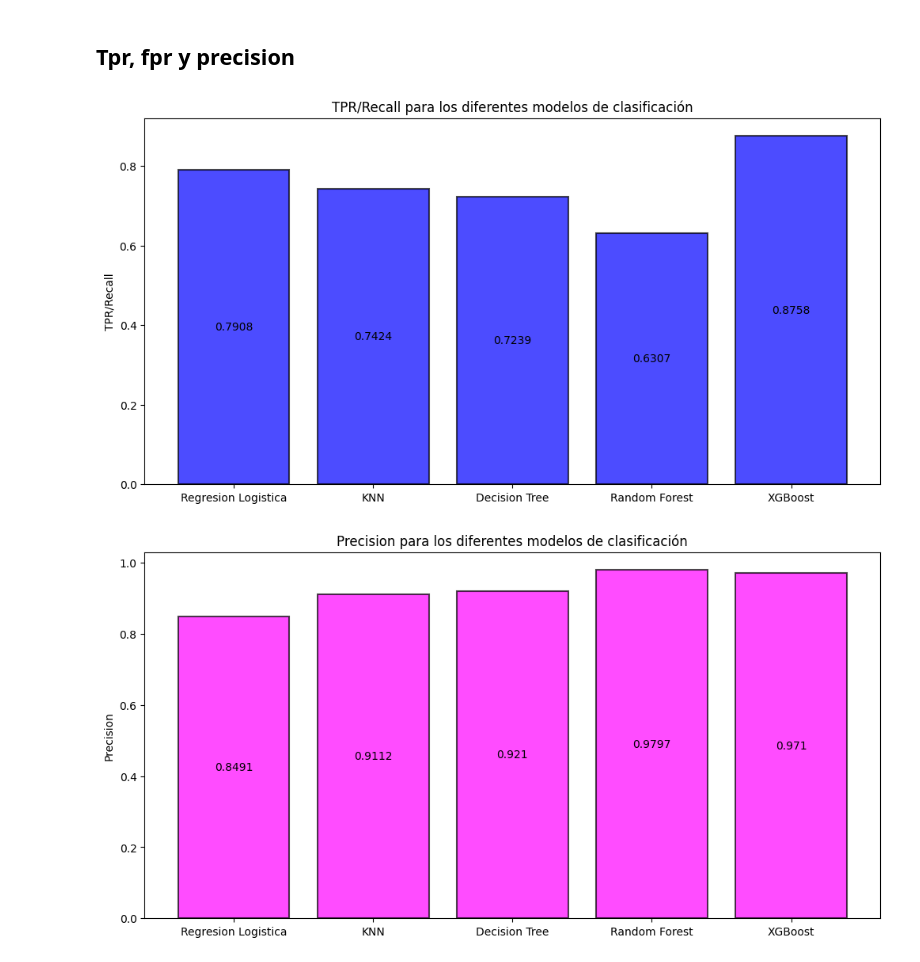
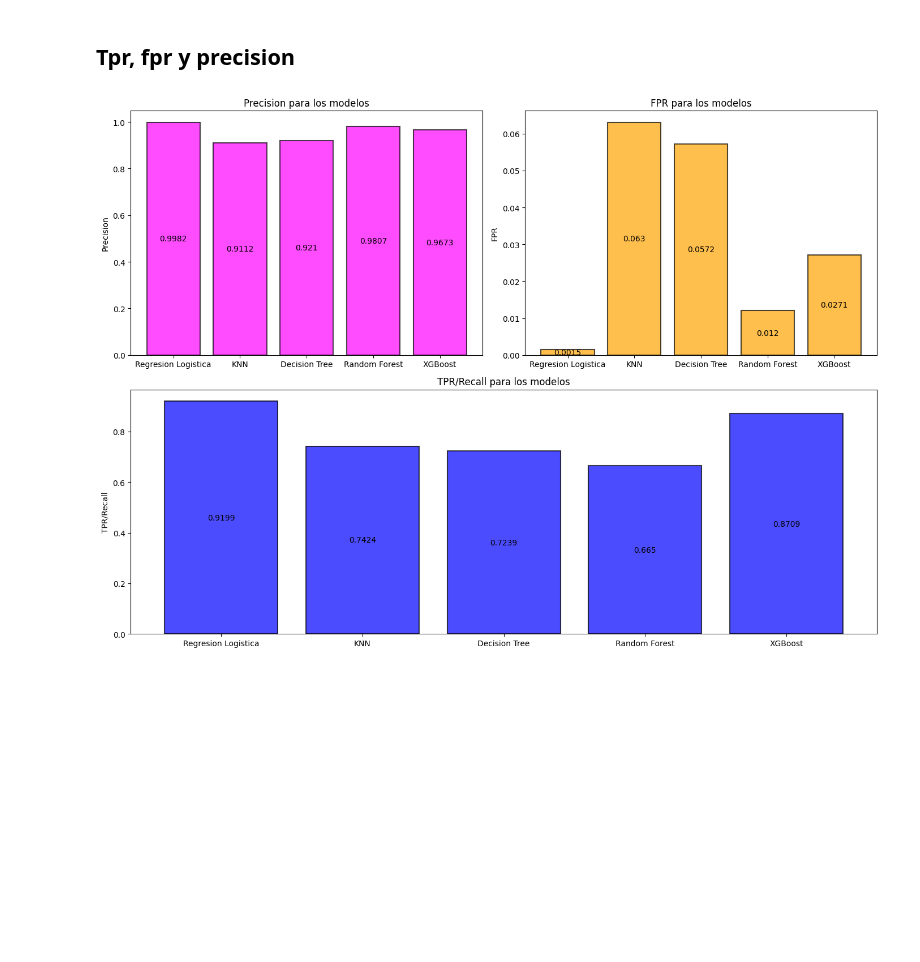
Before and after one commit to MatiasdeBuren/Final-Modelos-y-Simulacion, a Jupyter notebook: modelosFinal.ipynb, the cells around one changed output. Drawn from its saved outputs; the diff is of its cells as text; code cells hidden in the pictures; blank space fills up the shorter version.

```diff
--- a/modelosFinal.ipynb
+++ b/modelosFinal.ipynb
@@ -564,7 +573,12 @@ y_train = y[:int(0.8*len(y))]
 y_test = y[int(0.8*len(y)):]
 PolynomialFeatures = PolynomialFeatures(2)
 X_poly = PolynomialFeatures.fit_transform(X)
-X_poly_train, X_poly_test, y_train, y_test = train_test_split(X_poly, y, test_size=0.2, random_state=42)
+
+X_poly_train = X_poly[:int(0.8*len(X_poly))]
+X_poly_test = X_poly[int(0.8*len(X_poly)):]
+y_train = y[:int(0.8*len(y))]
+y_test = y[int(0.8*len(y)):]
+
 
 polimicoBestCV = sm.OLS(y_train, X_poly_train).fit()
 predictions = polimicoBestCV.predict(X_poly_test)
@@ -645,12 +659,12 @@ Gender_Male: 1.3766005557875638
 # %% [markdown]
 ## RFT con mejores hiperparametros y el promedio CV
 # %%
-# RFTMeanCV = RandomForestRegressor(max_depth=20, min_samples_leaf=4, min_samples_split=2, n_estimators=200)
+RFTMeanCV = RandomForestRegressor(max_depth=20, min_samples_leaf=4, min_samples_split=2, n_estimators=200)
 
 
-# RFTMeanCVMSE = np.mean(-cross_val_score(RFTMeanCV, X, y, scoring='neg_mean_squared_error', cv=5))
-# RFTMeanCVR2 = np.mean(cross_val_score(RFTMeanCV, X, y, scoring='r2', cv=5))
+RFTMeanCVMSE = np.mean(-cross_val_score(RFTMeanCV, X, y, scoring='neg_mean_squared_error', cv=5))
+RFTMeanCVR2 = np.mean(cross_val_score(RFTMeanCV, X, y, scoring='r2', cv=5))
 
 
-# print('MSE:', RFTMeanCVMSE)
-# print('R2:', RFTMeanCVR2)
+print('MSE:', RFTMeanCVMSE)
+print('R2:', RFTMeanCVR2)
@@ -1578,7 +1719,8 @@ Text(0.5, 1.0, 'Bias-Variance Trade-off en Random Forest Classifier')
 # %% [markdown]
 ### Matriz de confusion para el mejor Random Forest Tree
 # %%
-RandomForestTree = RandomForestClassifier(max_depth=14, n_estimators=19).fit(x_train, y_train)
+x_train, x_test, y_train, y_test = train_test_split(X, y_boolean, test_size=0.2, random_state=42)
+RandomForestTree = RandomForestClassifier(max_depth=19).fit(x_train, y_train)
 y_pred = classify(RandomForestTree, x_test, 0.68)
 
 tn, fn, fp, tp = cm(y_pred, y_test)
@@ -1844,37 +1973,39 @@ plt.show()
 # %%
 tprScores = [clfTpr, knnModelTpr, TreeModelTpr, RandomForestTreeTpr, ArbolXGBTpr]
 precisionScores = [clfPrecision, knnModelPrecision, TreeModelPrecision, RandomForestTreePrecision, ArbolXGBPrecision]
 fprScores = [clfFpr, knnModelFpr, TreeModelFpr, RandomForestTreeFpr, ArbolXGBFpr]
 
-plt.figure(figsize=(12, 6))
-bars = plt.bar(model_names, tprScores, color='blue', alpha=0.7, width=0.8, align='center', edgecolor='black', linewidth=1.5, capsize=0.5, ecolor='black')
-plt.ylabel('TPR/Recall')
-plt.title('TPR/Recall para los diferentes modelos de clasificación')
+plt.figure(figsize=(14, 10))
 
+# Subplot para Precision
+plt.subplot(2, 2, 1)
+bars = plt.bar(model_names, precisionScores, color='magenta', alpha=0.7, width=0.8, align='center', edgecolor='black', linewidth=1.5)
+plt.ylabel('Precision')
+plt.title('Precision para los modelos')
 for bar in bars:
     yval = bar.get_height()
     plt.text(bar.get_x() + bar.get_width()/2, yval/2, round(yval, 4), ha='center', va='center', color='black')
-plt.show()
 
-plt.figure(figsize=(12, 6))
-bars = plt.bar(model_names, precisionScores, color='magenta', alpha=0.7, width=0.8, align='center', edgecolor='black', linewidth=1.5, capsize=0.5, ecolor='black')
-plt.ylabel('Precision')
-plt.title('Precision para los diferentes modelos de clasificación')
-
+# Subplot para FPR
+plt.subplot(2, 2, 2)
+bars = plt.bar(model_names, fprScores, color='orange', alpha=0.7, width=0.8, align='center', edgecolor='black', linewidth=1.5)
+plt.ylabel('FPR')
+plt.title('FPR para los modelos')
 for bar in bars:
     yval = bar.get_height()
     plt.text(bar.get_x() + bar.get_width()/2, yval/2, round(yval, 4), ha='center', va='center', color='black')
-plt.show()
 
-plt.figure(figsize=(12, 6))
-bars = plt.bar(model_names, fprScores, color='orange', alpha=0.7, width=0.8, align='center', edgecolor='black', linewidth=1.5, capsize=0.5, ecolor='black')
-plt.ylabel('FPR')
-plt.title('FPR para los diferentes modelos de clasificación')
-
+# Subplot para TPR/Recall
+plt.subplot(2, 1, 2)
+bars = plt.bar(model_names, tprScores, color='blue', alpha=0.7, width=0.8, align='center', edgecolor='black', linewidth=1.5)
+plt.ylabel('TPR/Recall')
+plt.title('TPR/Recall para los modelos')
 for bar in bars:
     yval = bar.get_height()
     plt.text(bar.get_x() + bar.get_width()/2, yval/2, round(yval, 4), ha='center', va='center', color='black')
+
+# Ajustar el diseño
+plt.tight_layout()
 plt.show()
 # %% [output]
-[figure, old version]
+[figure, new version]
-[figure, removed]
```
Also changed, not shown: parts of 26 cells of this notebook.
